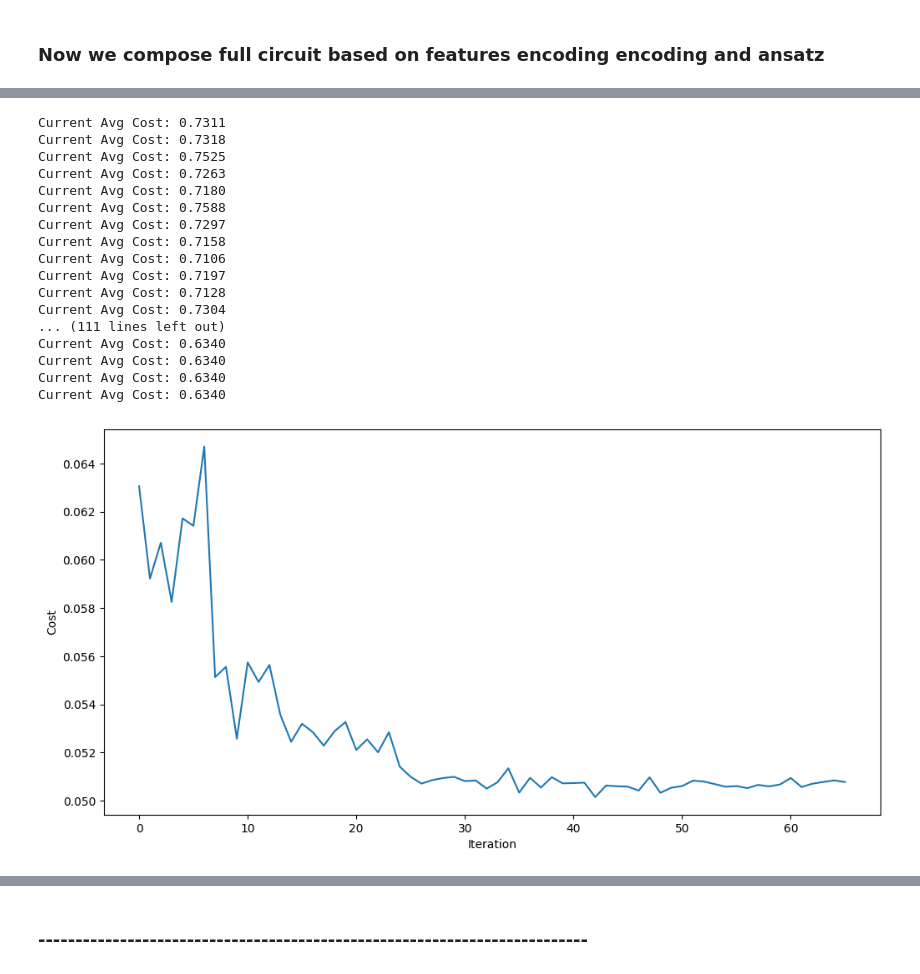
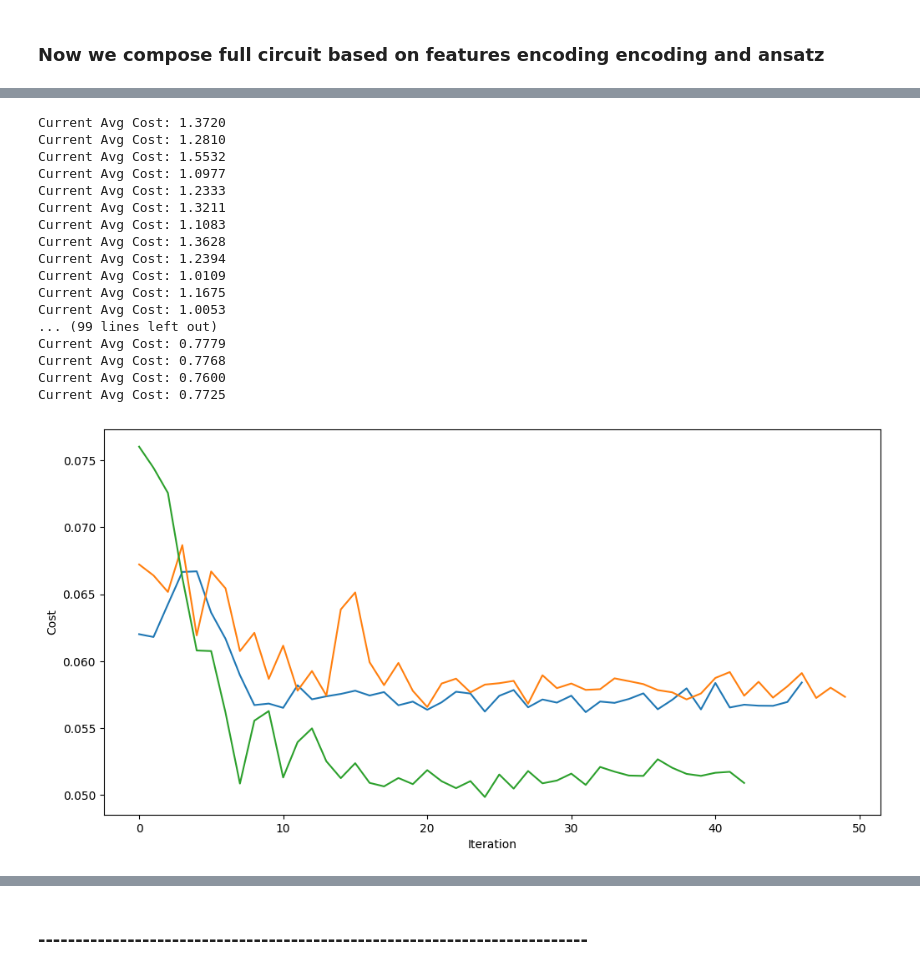
Before and after one commit to kacperpoluszejko/Quantum-Computing, a Jupyter notebook: Lab_9/2_Lab10_Variational_Quantum_Classifier_example_instructions_2026.ipynb, the cells around one changed output, grey strips where cells are left out. Saved outputs shown, nothing was run; the diff lists cells and outputs as text; code cells hidden in the pictures.

```diff
--- a/Lab_9/2_Lab10_Variational_Quantum_Classifier_example_instructions_2026.ipynb
+++ b/Lab_9/2_Lab10_Variational_Quantum_Classifier_example_instructions_2026.ipynb
@@ -282,42 +345,74 @@ def probability_cost_function(thetas, circuit, sampler):
     return avg_cost
 # %%
 # Run the optimizer just like before
+cost_values1 = []
+cost_values2 = []
+cost_values3 = []
+
 sampler_v2 = StatevectorSampler()
-result = minimize(
-    propability_cost_function,
-    initial_thetas,
-    args=(isa_circuit, estimator),
+result1 = minimize(
+    probability_cost_function,
+    initial_thetas1,
+    args=(isa_circuit1, sampler_v2, cost_values1),
     method="COBYLA",
     tol=1e-2
 )
+
+result2 = minimize(
+    probability_cost_function,
+    initial_thetas2,
+    args=(isa_circuit2, sampler_v2, cost_values2),
+    method="COBYLA",
+    tol=1e-2
+)
+
+result3 = minimize(
+    probability_cost_function,
+    initial_thetas3,
+    args=(isa_circuit3, sampler_v2, cost_values3),
+    method="COBYLA",
+    tol=1e-2
+)
+
+# # Observable-based approach
+# sampler_v2 = StatevectorSampler()
+# result = minimize(
+#     estimator_cost_function,
+#     initial_thetas,
+#     args=(isa_circuit, estimator),
+#     method="COBYLA",
+#     tol=1e-2
+# )
 # %% [output]
-Current Avg Cost: 0.7311
-Current Avg Cost: 0.7318
-Current Avg Cost: 0.7525
-Current Avg Cost: 0.7263
-Current Avg Cost: 0.7180
-Current Avg Cost: 0.7588
-Current Avg Cost: 0.7297
-Current Avg Cost: 0.7158
-Current Avg Cost: 0.7106
-Current Avg Cost: 0.7197
-Current Avg Cost: 0.7128
-Current Avg Cost: 0.7304
-... (111 lines left out)
-Current Avg Cost: 0.6340
-Current Avg Cost: 0.6340
-Current Avg Cost: 0.6340
-Current Avg Cost: 0.6340
+Current Avg Cost: 1.3720
+Current Avg Cost: 1.2810
+Current Avg Cost: 1.5532
+Current Avg Cost: 1.0977
+Current Avg Cost: 1.2333
+Current Avg Cost: 1.3211
+Current Avg Cost: 1.1083
+Current Avg Cost: 1.3628
+Current Avg Cost: 1.2394
+Current Avg Cost: 1.0109
+Current Avg Cost: 1.1675
+Current Avg Cost: 1.0053
+... (99 lines left out)
+Current Avg Cost: 0.7779
+Current Avg Cost: 0.7768
+Current Avg Cost: 0.7600
+Current Avg Cost: 0.7725
 # %%
 import matplotlib.pyplot as plt
 
 plt.figure(figsize=(12, 6))
-plt.plot(cost_values)
+plt.plot(cost_values1 , label = '')
+plt.plot(cost_values2)
+plt.plot(cost_values3)
 plt.xlabel("Iteration")
 plt.ylabel("Cost")
 plt.show()
 # %% [output]
-[figure, old version]
+[figure, new version]
 # %%
 import numpy as np
 
```
Also changed, not shown: parts of 9 cells of this notebook, 3 other files.
